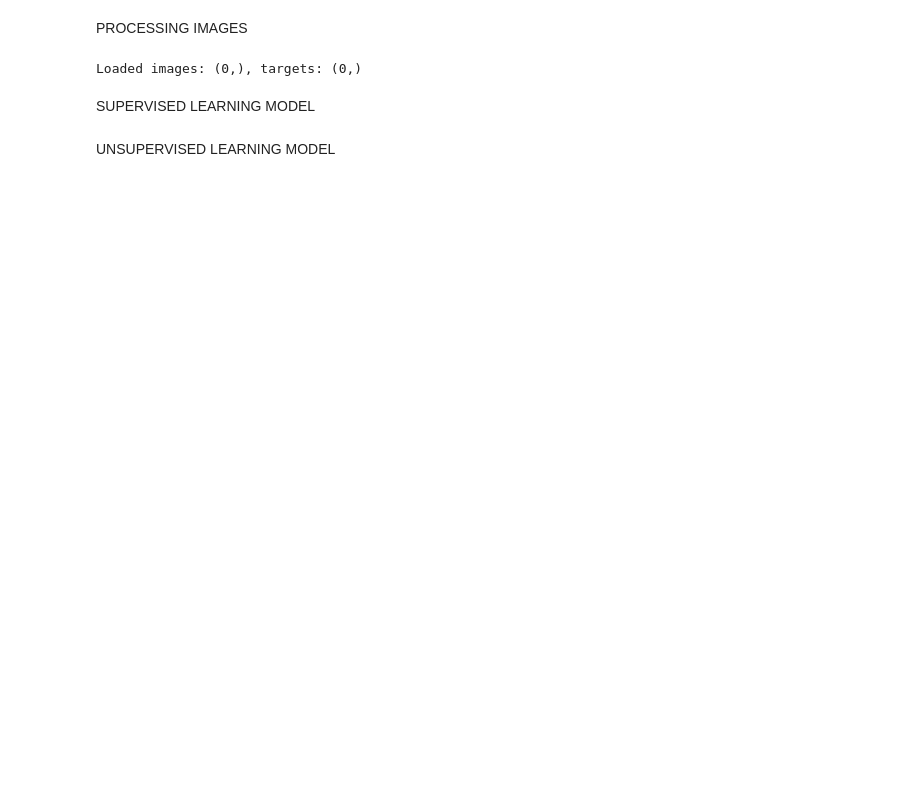
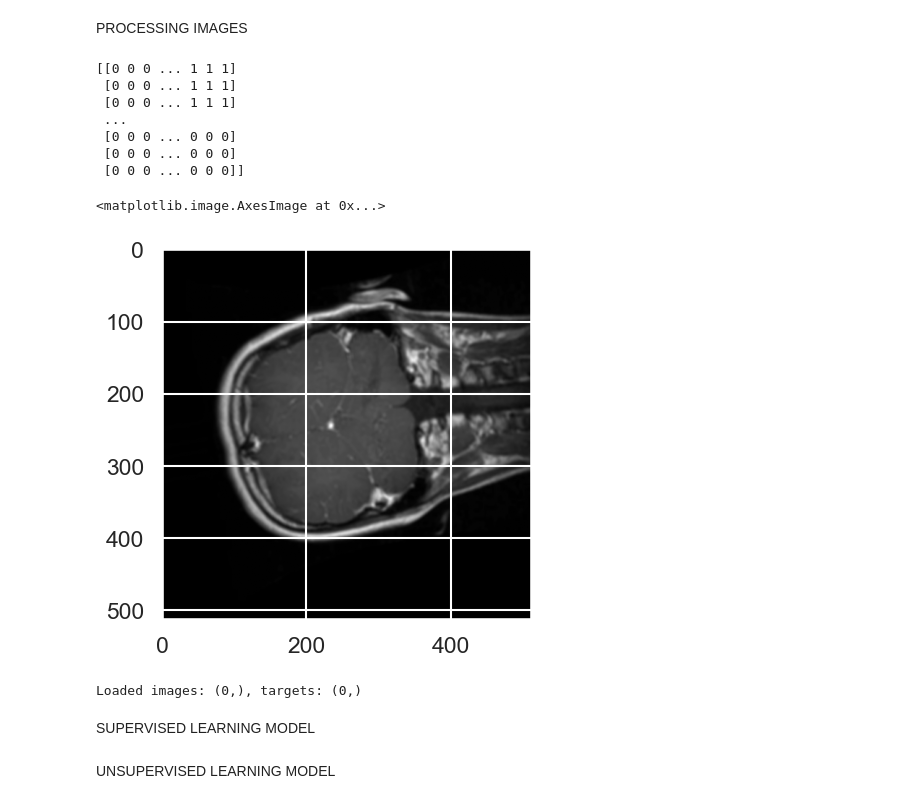
Before and after one commit to gilololol64/DataScienceProject, a Jupyter notebook: sample.ipynb, the cells around one changed output. Drawn from its saved outputs; the diff is of its cells as text; code cells hidden in the pictures; blank space fills up the shorter version.

Commit message:
new image preprocessing method

```diff
--- a/sample.ipynb
+++ b/sample.ipynb
@@ -28,15 +28,50 @@ def load_image_dataset(path):
     images = np.array(images)
     targets = np.array(targets)
     return images, targets
-# %%
-from pathlib import Path
-
-# Load images from the 'data/glioma' subfolder
-data_dir = Path("data") / "glioma"
-images, targets = load_image_dataset(str(data_dir))
-print(f"Loaded images: {images.shape}, targets: {targets.shape}")
-# %% [output]
-Loaded images: (0,), targets: (0,)
+# %%
+import numpy as np
+import os
+import cv2
+
+def load_images_dataset(label, num_images, kernal_size):
+    root = os.path.join(os.getcwd(), 'data')
+    path = os.path.join(root, label)
+    file_paths = os.listdir(path)
+
+    random_select = np.random.choice(file_paths, num_images, replace=False)
+    images = []
+    for f in random_select:
+        img = cv2.imread(path + "\\" + f, cv2.IMREAD_GRAYSCALE)
+        ksize = (kernal_size, kernal_size)
+        blur = cv2.blur(img, ksize)
+        normalized_img = cv2.normalize(blur, None, alpha=0, beta=255, norm_type=cv2.NORM_MINMAX)
+        images.append(normalized_img)
+
+    return images
+# %%
+import matplotlib.pyplot as plt
+images = load_images_dataset('glioma', 200, 5)
+print(images[1])
+plt.imshow(images[1], cmap='gray')
+# %% [output]
+[[0 0 0 ... 1 1 1]
+ [0 0 0 ... 1 1 1]
+ [0 0 0 ... 1 1 1]
+ ...
+ [0 0 0 ... 0 0 0]
+ [0 0 0 ... 0 0 0]
+ [0 0 0 ... 0 0 0]]
+<matplotlib.image.AxesImage at 0x...>
+[figure, added]
+# %%
+from pathlib import Path
+
+# Load images from the 'data/glioma' subfolder
+data_dir = Path("data") / "glioma"
+images, targets = load_image_dataset(str(data_dir))
+print(f"Loaded images: {images.shape}, targets: {targets.shape}")
+# %% [output]
+Loaded images: (0,), targets: (0,)
 # %% [markdown]
 SUPERVISED LEARNING MODEL
 # %% [markdown]
```
